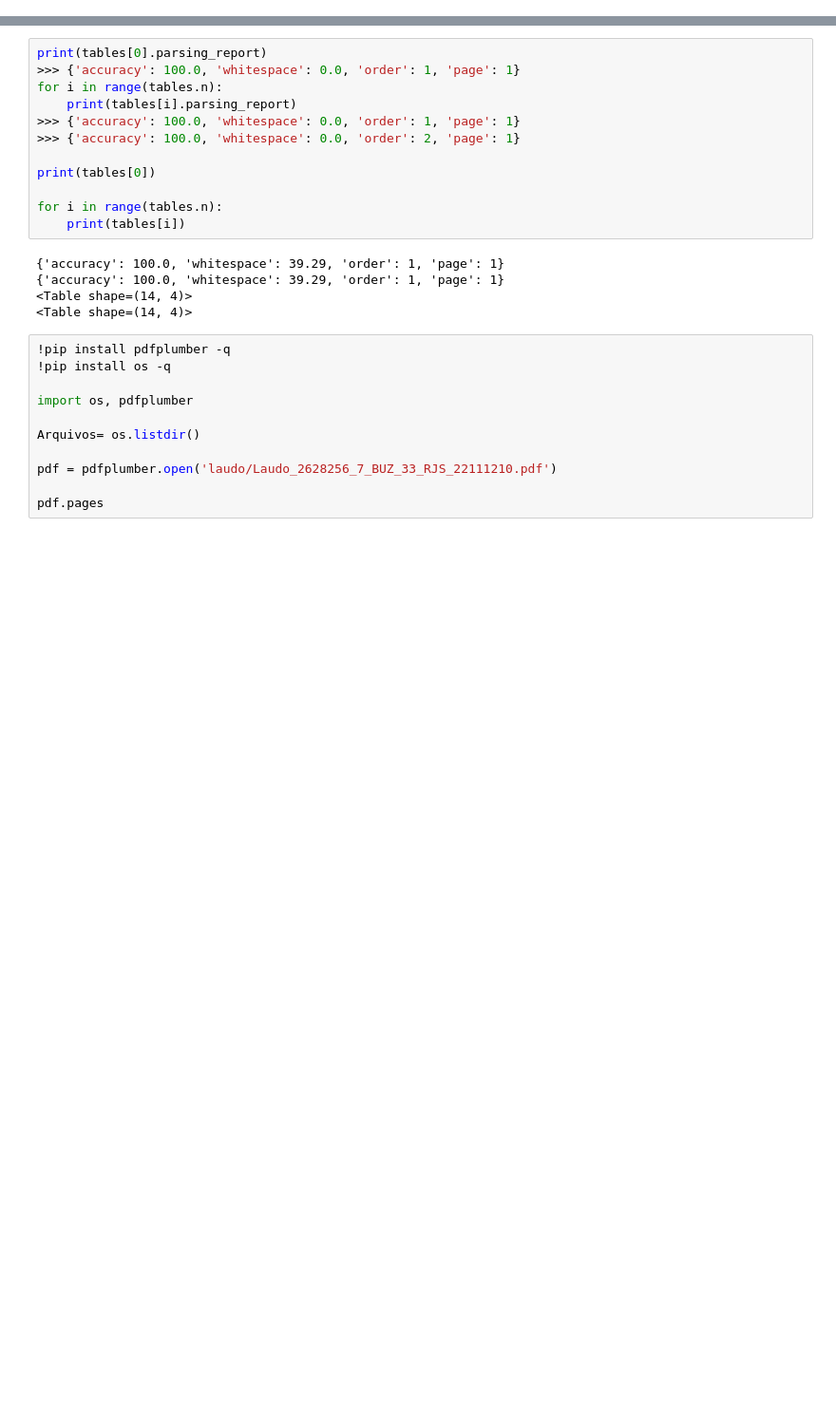
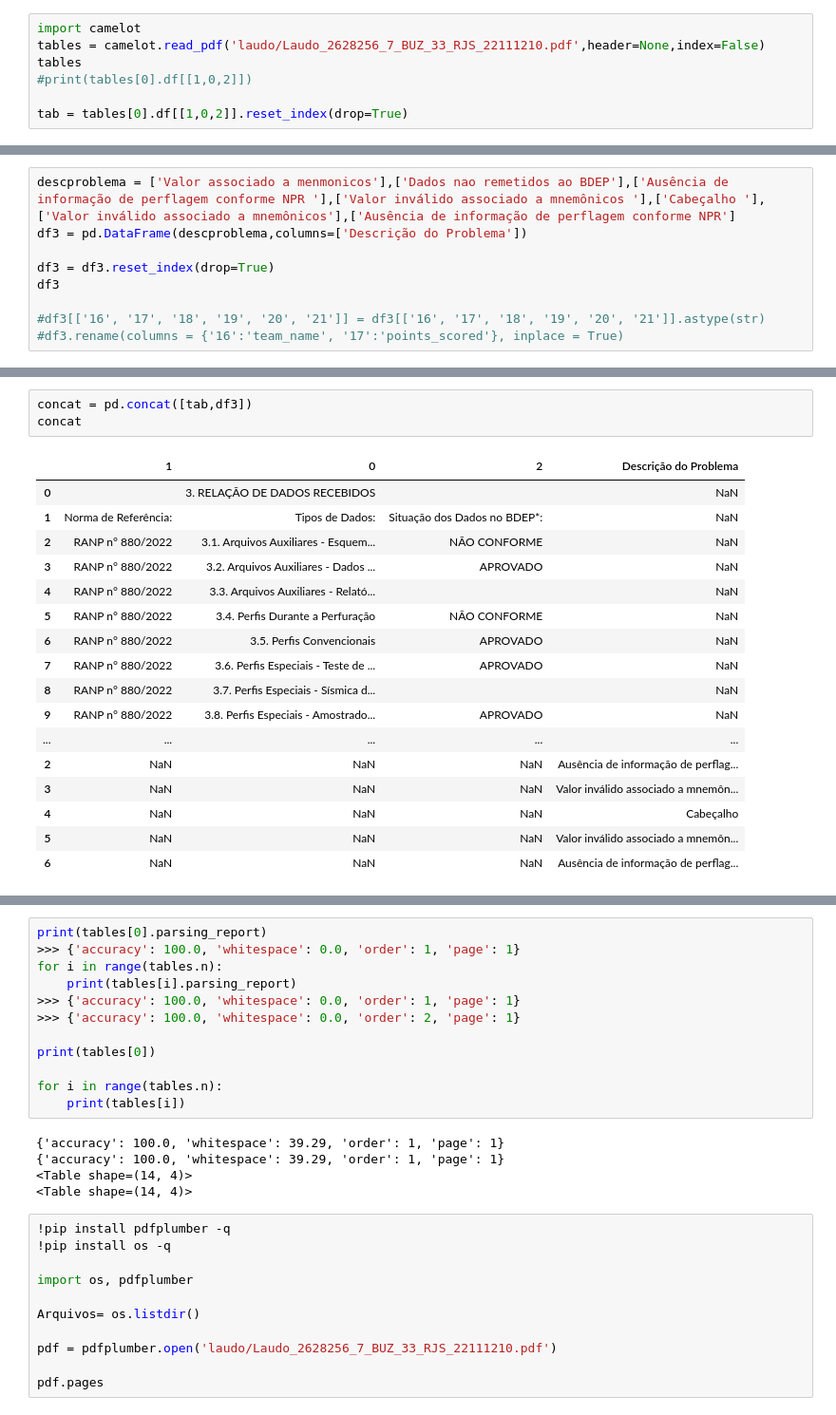
Before and after one commit to fabiobasson/my-frirst-repo, a Jupyter notebook: oficios_qualidade.ipynb, the cells around one changed output, grey strips where cells are left out. Shown: that part at 95% size. Cells and saved outputs as stored; diff of their text form; blank space fills up the shorter version.

```diff
--- a/oficios_qualidade.ipynb
+++ b/oficios_qualidade.ipynb
@@ -97,0 +49,7 @@ RangeIndex(start=16, stop=22, step=1)
+# %%
+import camelot
+tables = camelot.read_pdf('laudo/Laudo_2628256_7_BUZ_33_RJS_22111210.pdf',header=None,index=False)
+tables
+#print(tables[0].df[[1,0,2]])
+
+tab = tables[0].df[[1,0,2]].reset_index(drop=True)
@@ -97,0 +74,9 @@ RangeIndex(start=16, stop=22, step=1)
+# %%
+descproblema = ['Valor associado a menmonicos'],['Dados nao remetidos ao BDEP'],['Ausência de informação de perflagem conforme NPR '],['Valor inválido associado a mnemônicos '],['Cabeçalho '],['Valor inválido associado a mnemônicos'],['Ausência de informação de perflagem conforme NPR']
+df3 = pd.DataFrame(descproblema,columns=['Descrição do Problema'])
+
+df3 = df3.reset_index(drop=True)
+df3
+
+#df3[['16', '17', '18', '19', '20', '21']] = df3[['16', '17', '18', '19', '20', '21']].astype(str)
+#df3.rename(columns = {'16':'team_name', '17':'points_scored'}, inplace = True)
@@ -97,0 +92,21 @@ RangeIndex(start=16, stop=22, step=1)
+# %%
+concat = pd.concat([tab,df3])
+concat
+# %% [output]
+|  | 1 | 0 | 2 | Descrição do Problema |
+| 0 |  | 3. RELAÇÃO DE DADOS RECEBIDOS |  | NaN |
+| 1 | Norma de Referência: | Tipos de Dados: | Situação dos Dados no BDEP*: | NaN |
+| 2 | RANP n° 880/2022 | 3.1. Arquivos Auxiliares - Esquem... | NÃO CONFORME | NaN |
+| 3 | RANP n° 880/2022 | 3.2. Arquivos Auxiliares - Dados ... | APROVADO | NaN |
+| 4 | RANP n° 880/2022 | 3.3. Arquivos Auxiliares - Relató... |  | NaN |
+| 5 | RANP n° 880/2022 | 3.4. Perfis Durante a Perfuração | NÃO CONFORME | NaN |
+| 6 | RANP n° 880/2022 | 3.5. Perfis Convencionais | APROVADO | NaN |
+| 7 | RANP n° 880/2022 | 3.6. Perfis Especiais - Teste de ... | APROVADO | NaN |
+| 8 | RANP n° 880/2022 | 3.7. Perfis Especiais - Sísmica d... |  | NaN |
+| 9 | RANP n° 880/2022 | 3.8. Perfis Especiais - Amostrado... | APROVADO | NaN |
+| ... | ... | ... | ... | ... |
+| 2 | NaN | NaN | NaN | Ausência de informação de perflag... |
+| 3 | NaN | NaN | NaN | Valor inválido associado a mnemôn... |
+| 4 | NaN | NaN | NaN | Cabeçalho |
+| 5 | NaN | NaN | NaN | Valor inválido associado a mnemôn... |
+| 6 | NaN | NaN | NaN | Ausência de informação de perflag... |
```
Also changed, not shown: parts of 11 cells of this notebook.
